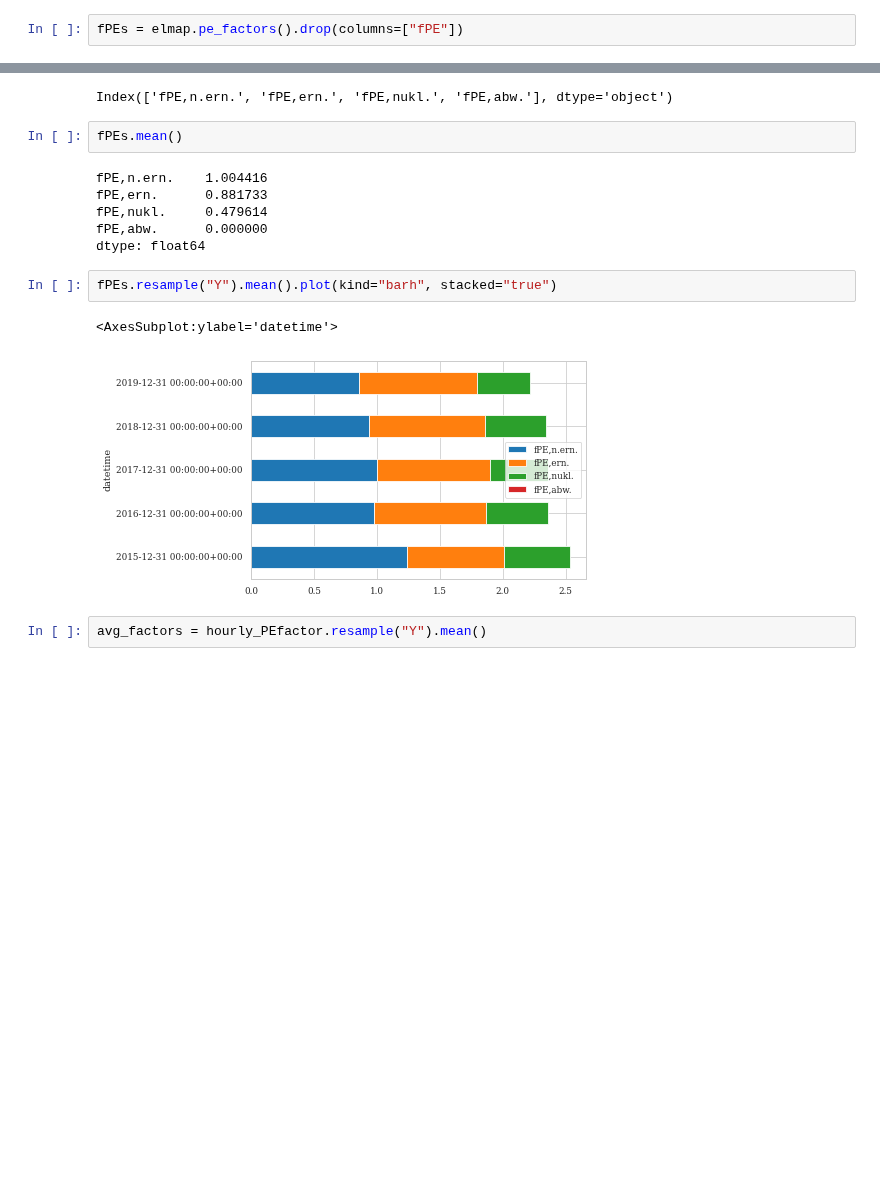
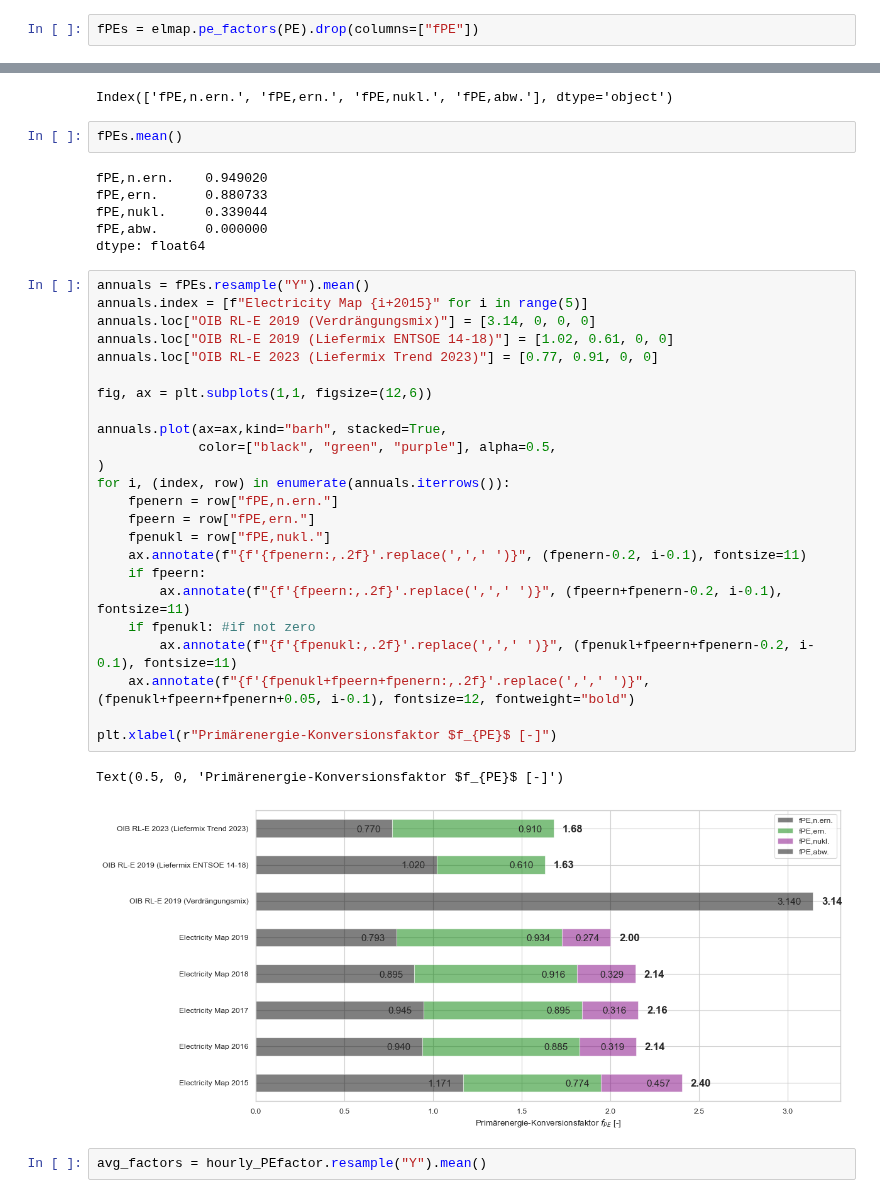
Before and after one commit to simonschaluppe/FLUCCOplus, a Jupyter notebook: notebooks/4.1.4_Primaerenergie_stuendlich.ipynb, the cells around one changed output, grey strips where cells are left out. Saved outputs shown, nothing was run; the diff lists cells and outputs as text; blank space fills up the shorter version.

```diff
--- a/notebooks/4.1.4_Primaerenergie_stuendlich.ipynb
+++ b/notebooks/4.1.4_Primaerenergie_stuendlich.ipynb
@@ -151,3 +153,3 @@ avg_factors.plot(kind="barh")
 # %%
-fPEs = elmap.pe_factors().drop(columns=["fPE"])
+fPEs = elmap.pe_factors(PE).drop(columns=["fPE"])
 # %% [output]
@@ -159,16 +177,38 @@ Index(['fPE,n.ern.', 'fPE,ern.', 'fPE,nukl.', 'fPE,abw.'], dtype='object')
 # %%
 fPEs.mean()
 # %% [output]
-fPE,n.ern.    1.004416
-fPE,ern.      0.881733
-fPE,nukl.     0.479614
+fPE,n.ern.    0.949020
+fPE,ern.      0.880733
+fPE,nukl.     0.339044
 fPE,abw.      0.000000
 dtype: float64
-# %%
-fPEs.resample("Y").mean().plot(kind="barh", stacked="true")
-# %% [output]
-<AxesSubplot:ylabel='datetime'>
-[figure, removed]
+# %%
+annuals = fPEs.resample("Y").mean()
+annuals.index = [f"Electricity Map {i+2015}" for i in range(5)]
+annuals.loc["OIB RL-E 2019 (Verdrängungsmix)"] = [3.14, 0, 0, 0]
+annuals.loc["OIB RL-E 2019 (Liefermix ENTSOE 14-18)"] = [1.02, 0.61, 0, 0]
+annuals.loc["OIB RL-E 2023 (Liefermix Trend 2023)"] = [0.77, 0.91, 0, 0]
+
+fig, ax = plt.subplots(1,1, figsize=(12,6))
+
+annuals.plot(ax=ax,kind="barh", stacked=True,
+             color=["black", "green", "purple"], alpha=0.5,
+)
+for i, (index, row) in enumerate(annuals.iterrows()):
+    fpenern = row["fPE,n.ern."]
+    fpeern = row["fPE,ern."]
+    fpenukl = row["fPE,nukl."]
+    ax.annotate(f"{f'{fpenern:,.2f}'.replace(',',' ')}", (fpenern-0.2, i-0.1), fontsize=11)
+    if fpeern:
+        ax.annotate(f"{f'{fpeern:,.2f}'.replace(',',' ')}", (fpeern+fpenern-0.2, i-0.1), fontsize=11)
+    if fpenukl: #if not zero
+        ax.annotate(f"{f'{fpenukl:,.2f}'.replace(',',' ')}", (fpenukl+fpeern+fpenern-0.2, i-0.1), fontsize=11)
+    ax.annotate(f"{f'{fpenukl+fpeern+fpenern:,.2f}'.replace(',',' ')}", (fpenukl+fpeern+fpenern+0.05, i-0.1), fontsize=12, fontweight="bold")
+
+plt.xlabel(r"Primärenergie-Konversionsfaktor $f_{PE}$ [-]")
+# %% [output]
+Text(0.5, 0, 'Primärenergie-Konversionsfaktor $f_{PE}$ [-]')
+[figure, added]
 # %%
 avg_factors = hourly_PEfactor.resample("Y").mean()
 # %%
```
Also changed, not shown: parts of 14 cells of this notebook, 5 other files.
